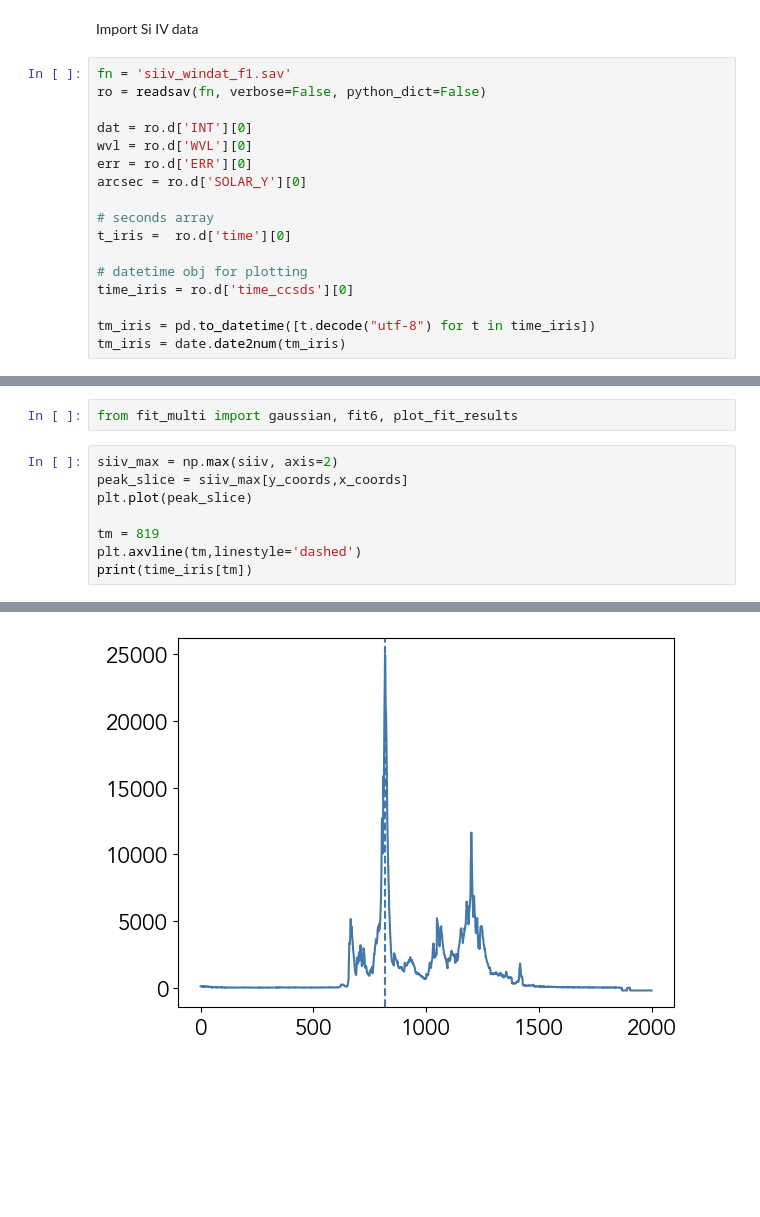
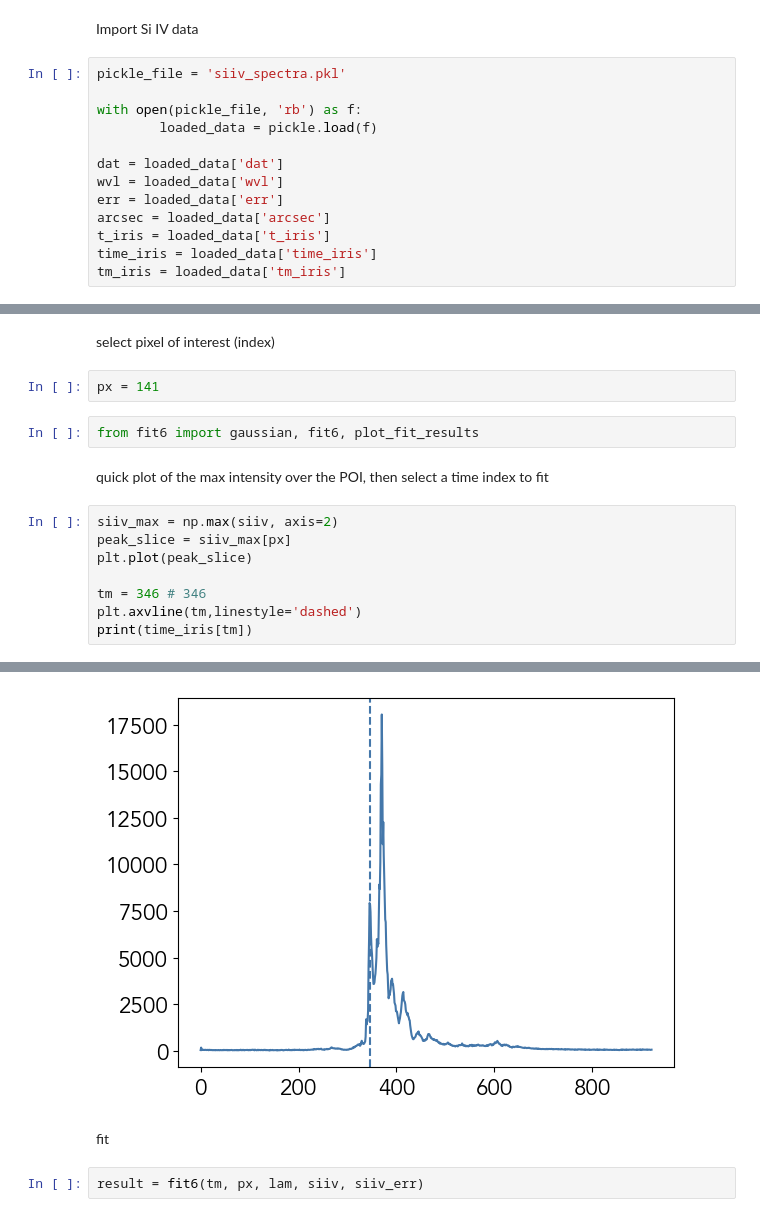
Before and after one commit to wilashfie/auto-Gauss, a Jupyter notebook: spec_fit.ipynb, the cells around one changed output, grey strips where cells are left out. Drawn from its saved outputs; the diff is of its cells as text; blank space fills up the shorter version.

```diff
--- a/spec_fit.ipynb
+++ b/spec_fit.ipynb
@@ -20,19 +23,15 @@ plt.rcParams['font.sans-serif']=['Avenir']
 # %% [markdown]
 Import Si IV data
 # %%
-fn = 'siiv_windat_f1.sav'
-ro = readsav(fn, verbose=False, python_dict=False)
+pickle_file = 'siiv_spectra.pkl'
 
-dat = ro.d['INT'][0]
-wvl = ro.d['WVL'][0]
-err = ro.d['ERR'][0]
-arcsec = ro.d['SOLAR_Y'][0]
+with open(pickle_file, 'rb') as f:
+        loaded_data = pickle.load(f)
 
-# seconds array
-t_iris =  ro.d['time'][0]
-
-# datetime obj for plotting
-time_iris = ro.d['time_ccsds'][0]
-
-tm_iris = pd.to_datetime([t.decode("utf-8") for t in time_iris])
-tm_iris = date.date2num(tm_iris)
+dat = loaded_data['dat']
+wvl = loaded_data['wvl']
+err = loaded_data['err']
+arcsec = loaded_data['arcsec']
+t_iris = loaded_data['t_iris']
+time_iris = loaded_data['time_iris']
+tm_iris = loaded_data['tm_iris']
@@ -90,11 +48,17 @@ ax.tick_params(axis='y')
+# %% [markdown]
+select pixel of interest (index)
+# %%
+px = 141
 # %%
-from fit_multi import gaussian, fit6, plot_fit_results
+from fit6 import gaussian, fit6, plot_fit_results
+# %% [markdown]
+quick plot of the max intensity over the POI, then select a time index to fit
 # %%
 siiv_max = np.max(siiv, axis=2)
-peak_slice = siiv_max[y_coords,x_coords]
+peak_slice = siiv_max[px]
 plt.plot(peak_slice)
 
-tm = 819
+tm = 346 # 346
 plt.axvline(tm,linestyle='dashed')
 print(time_iris[tm])
 # %% [output]
@@ -102 +66,5 @@ b'2022-03-31T18:29:58.871'
-[figure, old version]
+[figure, new version]
+# %% [markdown]
+fit
+# %%
+result = fit6(tm, px, lam, siiv, siiv_err)
```
Also changed, not shown: parts of 9 cells of this notebook, 1 other file.
